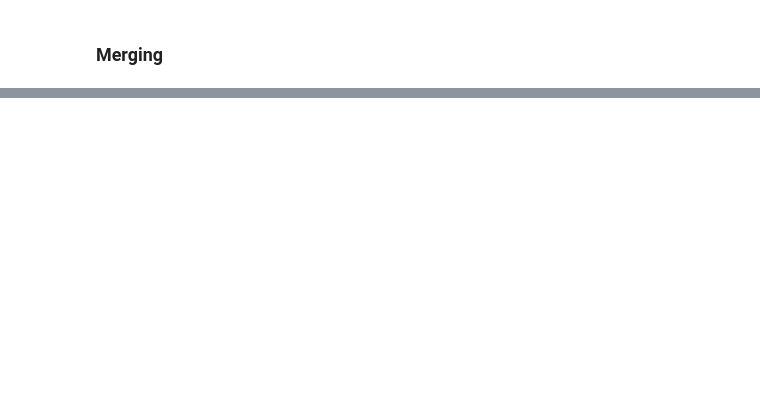
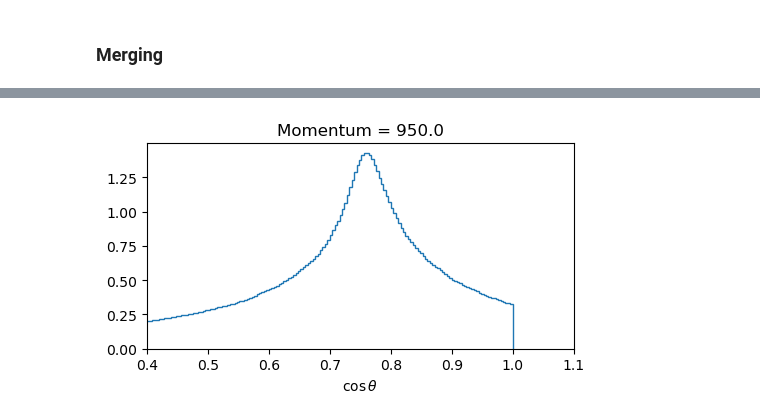
Before and after one commit to lolorestrepo/WCSimFQTuningTools, a Jupyter notebook: CProfiles/Analysis/merging.ipynb, the cells around one changed output, grey strips where cells are left out. Drawn from its saved outputs; the diff is of its cells as text; code cells hidden in the pictures; blank space fills up the shorter version.

```diff
--- a/CProfiles/Analysis/merging.ipynb
+++ b/CProfiles/Analysis/merging.ipynb
@@ -34,3 +37,17 @@ plt.tight_layout()
+# %%
+momentum = np.random.choice(momenta)
+H, thbins, sbins  =  f[f"g_{momentum}"].to_numpy()
+
+plt.figure(figsize=[5, 3])
+
+plt.title(f"Momentum = {momentum}")
+plt.stairs(H.T.sum(axis=0), thbins)
+plt.xlim([0.4, None])
+plt.xlabel(r"$\cos \theta$")
+
+plt.tight_layout()
+# %% [output]
+[figure, added]
 # %%
 mom, nphotons    = f["gNphot"] .values()
 mom, sthresholds = f["gsthr"]  .values()
```
Also changed, not shown: parts of 3 cells of this notebook, 4 other files.
